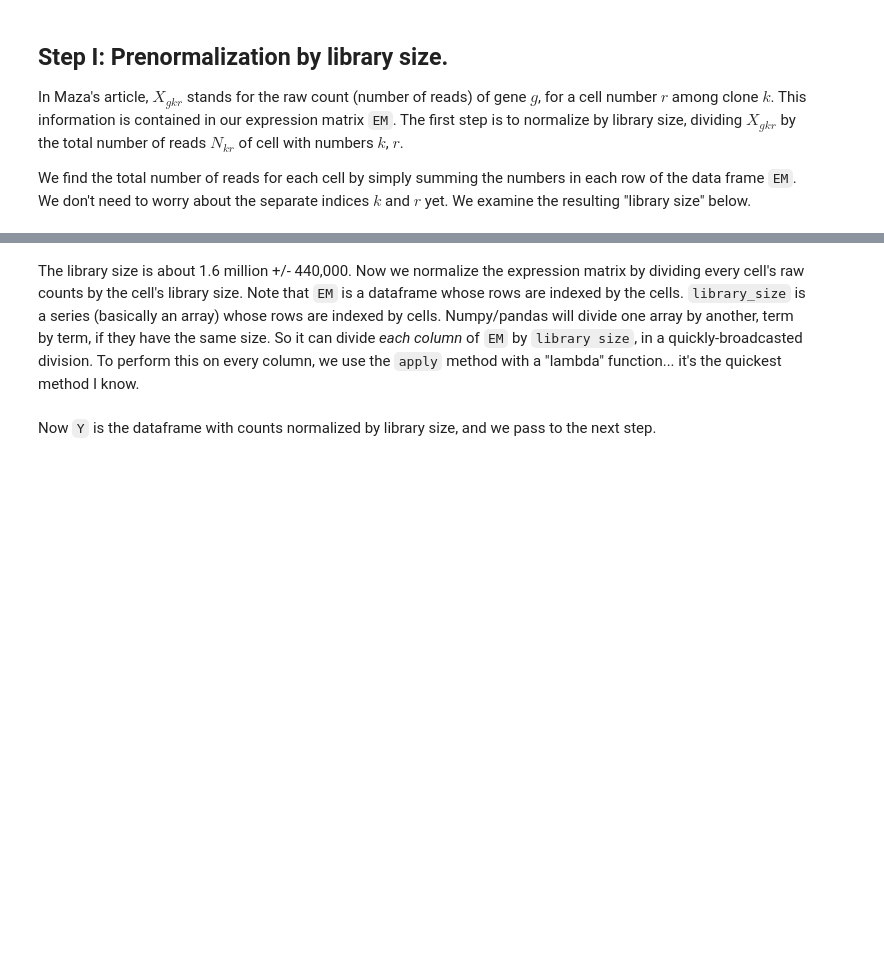
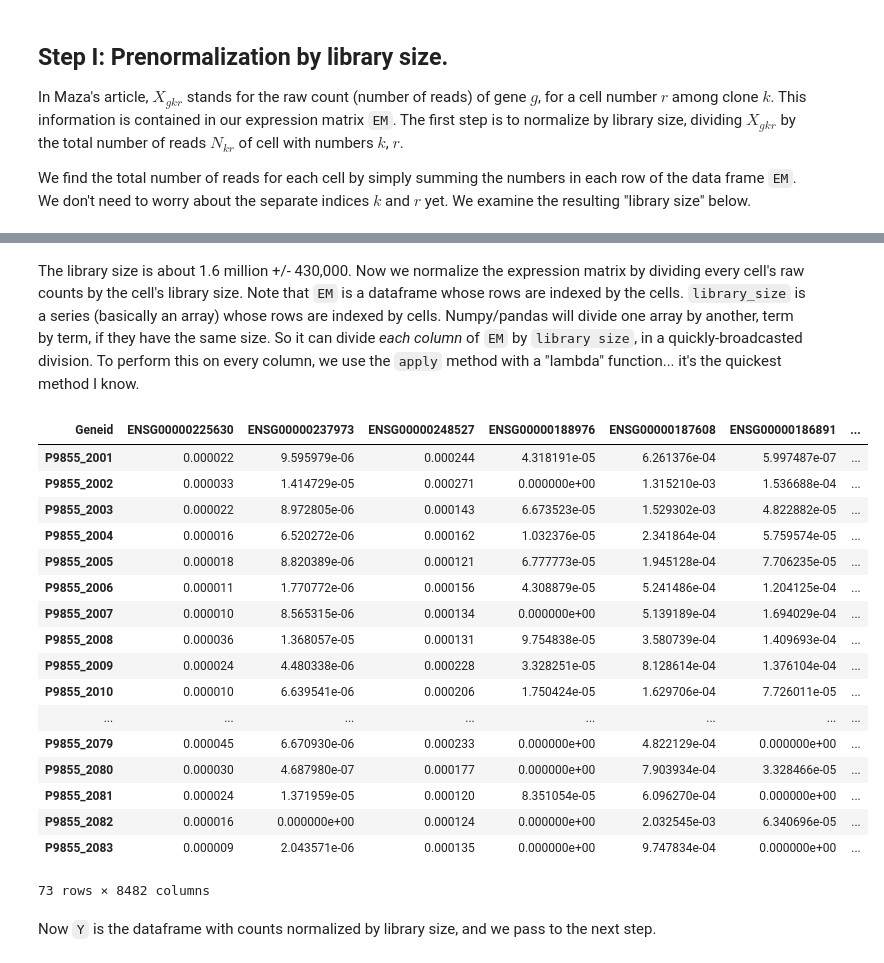
Before and after one commit to PrincessDianasaur/kimmer, a Jupyter notebook: mrn/p9855_mrn.ipynb, the cells around one changed output, grey strips where cells are left out. Cells and saved outputs as stored; diff of their text form; code cells hidden in the pictures; blank space fills up the shorter version.

```diff
--- a/mrn/p9855_mrn.ipynb
+++ b/mrn/p9855_mrn.ipynb
@@ -167,8 +152,8 @@ ensembl_gene_id[:5], exclude_genes_series.head()
 # %%
 ensembl_hgnc_meta_filename = 'All_Gene_Info_Metadata.csv'
-ensembl_hgnc_meta_df = pd.read_csv(ensembl_hgnc_meta_filename, sep=',', header=0, index_col=0)
-ensembl_gene_id = ensembl_hgnc_meta_df.iloc[:,:1].to_dict(orient='records')
-#exclude_ensembl = [ensembl_id for gene in ensembl_gene_id if gene in exclude_genes]
+ensembl_hgnc_meta_df = pd.read_csv(ensembl_hgnc_meta_filename, sep=',', header=0)
+ensembl_genes = pd.Series(ensembl_hgnc_meta_df.ensembl_gene_id.values,index=ensembl_hgnc_meta_df.hgnc_symbol).to_dict()
+exclude_ensembl = [ensemblID for hgnc,ensemblID in ensembl_genes.items() if hgnc in exclude_genes]
 # %%
 def get_relevant(gf, eg, prevalence=0.1, threshold = 10): # gf = expression matrix, eg = list of genes to exclude
     '''
@@ -197,7 +182,7 @@ bulks_raw.sort_index().iloc[28:34,203:213]
 | P9855_2036 | 76 | 0 | 0 | 0 | 0 | 0 | 204 | 0 | 0 | ... |
 # %%
 
-genes_relevant = get_relevant(bulks_raw, exclude_genes)
+genes_relevant = get_relevant(bulks_raw, exclude_ensembl)
 # %%
 #print("{} cells are measured, from {} to {}.".format(len(cells), cells[0], cells[-1]))
 print("{} bulks are measured, from {} to {}.".format(len(bulks), bulks[0], bulks[-1]))
@@ -245,6 +219,6 @@ nG = nGene(bulks_raw.loc[cells_good], meta_df.loc[cells_good]) # Post-trimming v
 
 Here we implement MRN Normalization on the gene expression data, closely following the convenient outline in Section 3.2 of [Maza](https://www.frontiersin.org/articles/10.3389/fgene.2016.00164/full).  We begin by putting our filtered data into a dataframe.  The dataframe `EM` (for "expression matrix") contains the gene expressions for the cells, filtered as above.
 # %%
-EM = bulks_raw#[genes_relevant]
+EM = bulks_raw[genes_relevant]
 # %%
 EM.head()
@@ -261,5 +259,24 @@ library_size.describe()
 # %% [markdown]
-The library size is about 1.6 million +/- 440,000.  Now we normalize the expression matrix by dividing every cell's raw counts by the cell's library size.  Note that `EM` is a dataframe whose rows are indexed by the cells.  `library_size` is a series (basically an array) whose rows are indexed by cells.  Numpy/pandas will divide one array by another, term by term, if they have the same size.  So it can divide *each column* of `EM` by `library size`, in a quickly-broadcasted division.  To perform this on every column, we use the `apply` method with a "lambda" function... it's the quickest method I know.
+The library size is about 1.6 million +/- 430,000.  Now we normalize the expression matrix by dividing every cell's raw counts by the cell's library size.  Note that `EM` is a dataframe whose rows are indexed by the cells.  `library_size` is a series (basically an array) whose rows are indexed by cells.  Numpy/pandas will divide one array by another, term by term, if they have the same size.  So it can divide *each column* of `EM` by `library size`, in a quickly-broadcasted division.  To perform this on every column, we use the `apply` method with a "lambda" function... it's the quickest method I know.
 # %%
 Y = EM.apply(lambda column : column / library_size)
-Y
+Y.sort_index() #does not update the Y expression matrix, just for the sake of  us looking at nicely sorted rows
+# %% [output]
+| Geneid | ENSG00000225630 | ENSG00000237973 | ENSG00000248527 | ENSG00000188976 | ENSG00000187608 | ENSG00000186891 | ... |
+| P9855_2001 | 0.000022 | 9.595979e-06 | 0.000244 | 4.318191e-05 | 6.261376e-04 | 5.997487e-07 | ... |
+| P9855_2002 | 0.000033 | 1.414729e-05 | 0.000271 | 0.000000e+00 | 1.315210e-03 | 1.536688e-04 | ... |
+| P9855_2003 | 0.000022 | 8.972805e-06 | 0.000143 | 6.673523e-05 | 1.529302e-03 | 4.822882e-05 | ... |
+| P9855_2004 | 0.000016 | 6.520272e-06 | 0.000162 | 1.032376e-05 | 2.341864e-04 | 5.759574e-05 | ... |
+| P9855_2005 | 0.000018 | 8.820389e-06 | 0.000121 | 6.777773e-05 | 1.945128e-04 | 7.706235e-05 | ... |
+| P9855_2006 | 0.000011 | 1.770772e-06 | 0.000156 | 4.308879e-05 | 5.241486e-04 | 1.204125e-04 | ... |
+| P9855_2007 | 0.000010 | 8.565315e-06 | 0.000134 | 0.000000e+00 | 5.139189e-04 | 1.694029e-04 | ... |
+| P9855_2008 | 0.000036 | 1.368057e-05 | 0.000131 | 9.754838e-05 | 3.580739e-04 | 1.409693e-04 | ... |
+| P9855_2009 | 0.000024 | 4.480338e-06 | 0.000228 | 3.328251e-05 | 8.128614e-04 | 1.376104e-04 | ... |
+| P9855_2010 | 0.000010 | 6.639541e-06 | 0.000206 | 1.750424e-05 | 1.629706e-04 | 7.726011e-05 | ... |
+| ... | ... | ... | ... | ... | ... | ... | ... |
+| P9855_2079 | 0.000045 | 6.670930e-06 | 0.000233 | 0.000000e+00 | 4.822129e-04 | 0.000000e+00 | ... |
+| P9855_2080 | 0.000030 | 4.687980e-07 | 0.000177 | 0.000000e+00 | 7.903934e-04 | 3.328466e-05 | ... |
+| P9855_2081 | 0.000024 | 1.371959e-05 | 0.000120 | 8.351054e-05 | 6.096270e-04 | 0.000000e+00 | ... |
+| P9855_2082 | 0.000016 | 0.000000e+00 | 0.000124 | 0.000000e+00 | 2.032545e-03 | 6.340696e-05 | ... |
+| P9855_2083 | 0.000009 | 2.043571e-06 | 0.000135 | 0.000000e+00 | 9.747834e-04 | 0.000000e+00 | ... |
+73 rows × 8482 columns
```
Also changed, not shown: parts of 21 cells of this notebook.
